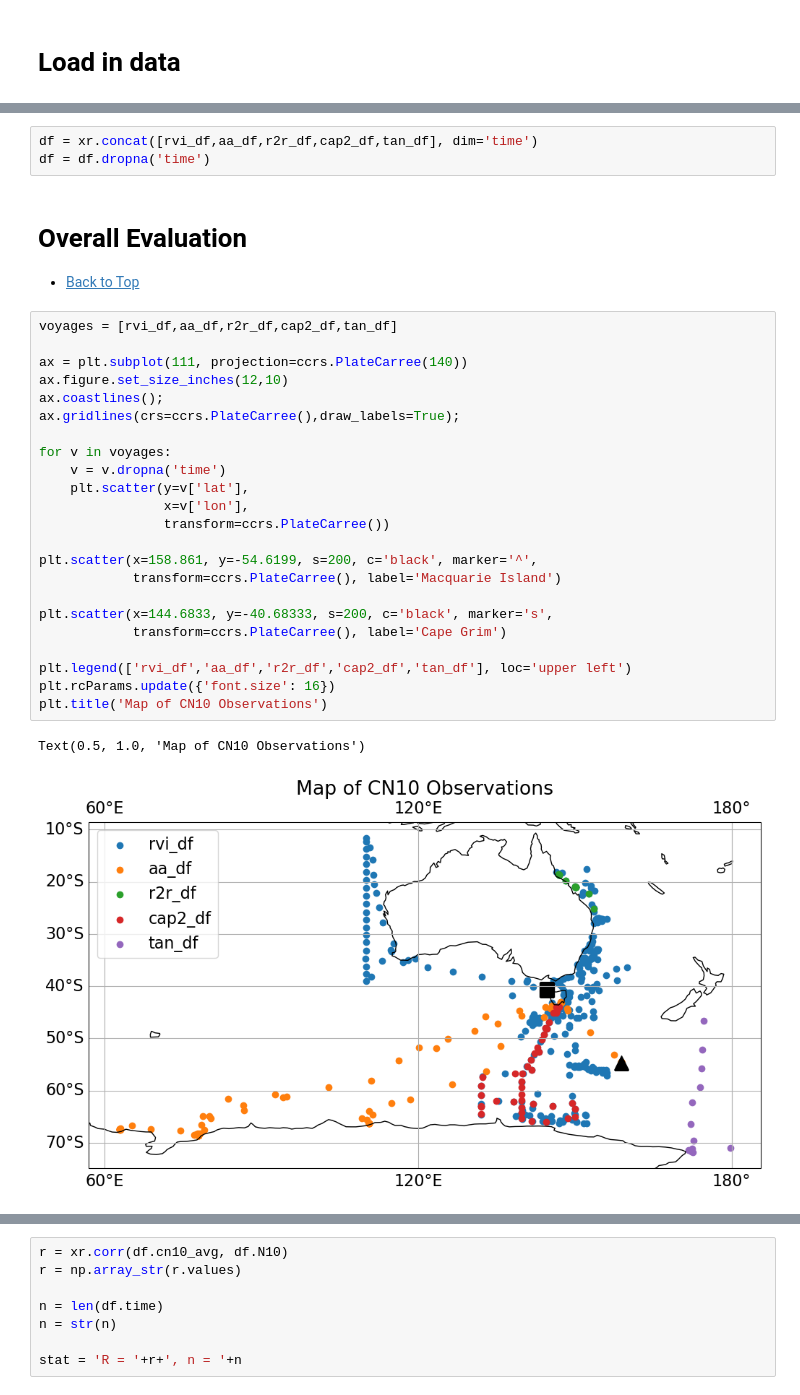
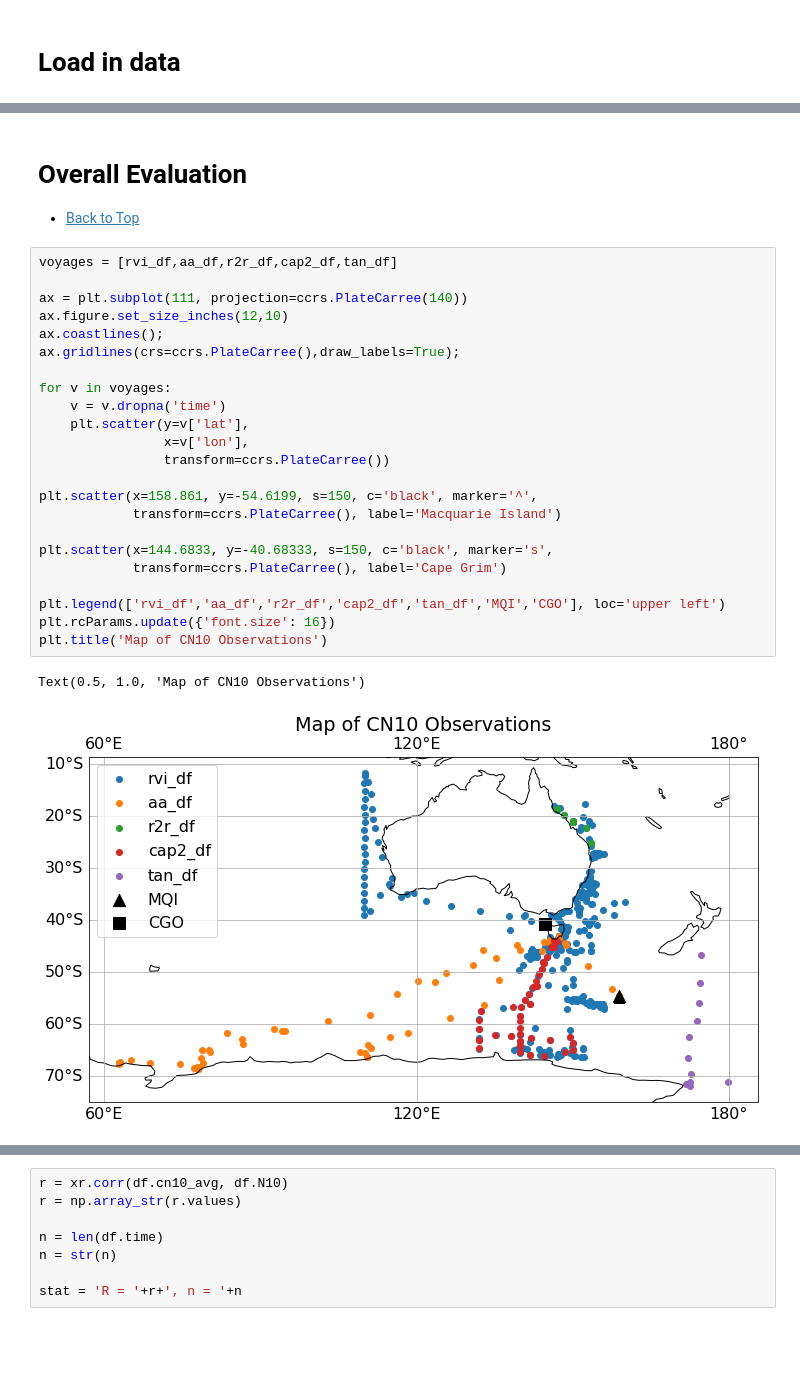
Before and after one commit to llamprey/access-eval, a Jupyter notebook: evaluation.ipynb, the cells around one changed output, grey strips where cells are left out. Drawn from its saved outputs; the diff is of its cells as text; blank space fills up the shorter version.

```diff
--- a/evaluation.ipynb
+++ b/evaluation.ipynb
@@ -61,35 +74,32 @@ cap1_df = cap1_df[['lat','lon','N3','cn3_avg']]
-# %%
-df = xr.concat([rvi_df,aa_df,r2r_df,cap2_df,tan_df], dim='time')
-df = df.dropna('time')
 # %% [markdown]
 # Overall Evaluation <a class="anchor" id="first-bullet"></a>
 * [Back to Top](#top)
 # %%
 voyages = [rvi_df,aa_df,r2r_df,cap2_df,tan_df]
 
 ax = plt.subplot(111, projection=ccrs.PlateCarree(140))
 ax.figure.set_size_inches(12,10)
 ax.coastlines();
 ax.gridlines(crs=ccrs.PlateCarree(),draw_labels=True);
 
 for v in voyages:
     v = v.dropna('time')
     plt.scatter(y=v['lat'],
                 x=v['lon'],
                 transform=ccrs.PlateCarree())
 
-plt.scatter(x=158.861, y=-54.6199, s=200, c='black', marker='^',
+plt.scatter(x=158.861, y=-54.6199, s=150, c='black', marker='^',
             transform=ccrs.PlateCarree(), label='Macquarie Island')
 
-plt.scatter(x=144.6833, y=-40.68333, s=200, c='black', marker='s',
+plt.scatter(x=144.6833, y=-40.68333, s=150, c='black', marker='s',
             transform=ccrs.PlateCarree(), label='Cape Grim')
 
-plt.legend(['rvi_df','aa_df','r2r_df','cap2_df','tan_df'], loc='upper left')
+plt.legend(['rvi_df','aa_df','r2r_df','cap2_df','tan_df','MQI','CGO'], loc='upper left')
 plt.rcParams.update({'font.size': 16})
 plt.title('Map of CN10 Observations')
 # %% [output]
 Text(0.5, 1.0, 'Map of CN10 Observations')
-[figure, old version]
+[figure, new version]
 # %%
 ax = plt.subplot(221, projection=ccrs.PlateCarree(140))
 ax.figure.set_size_inches(12,10)
```
Also changed, not shown: parts of 6 cells of this notebook.
